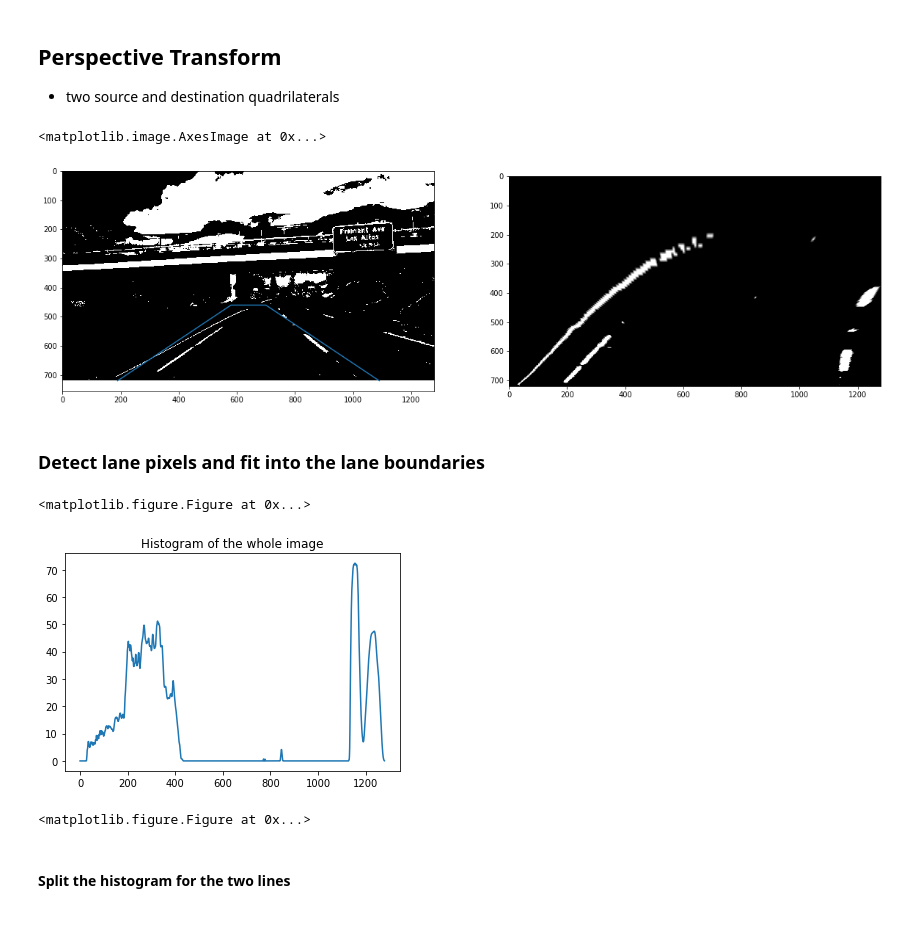
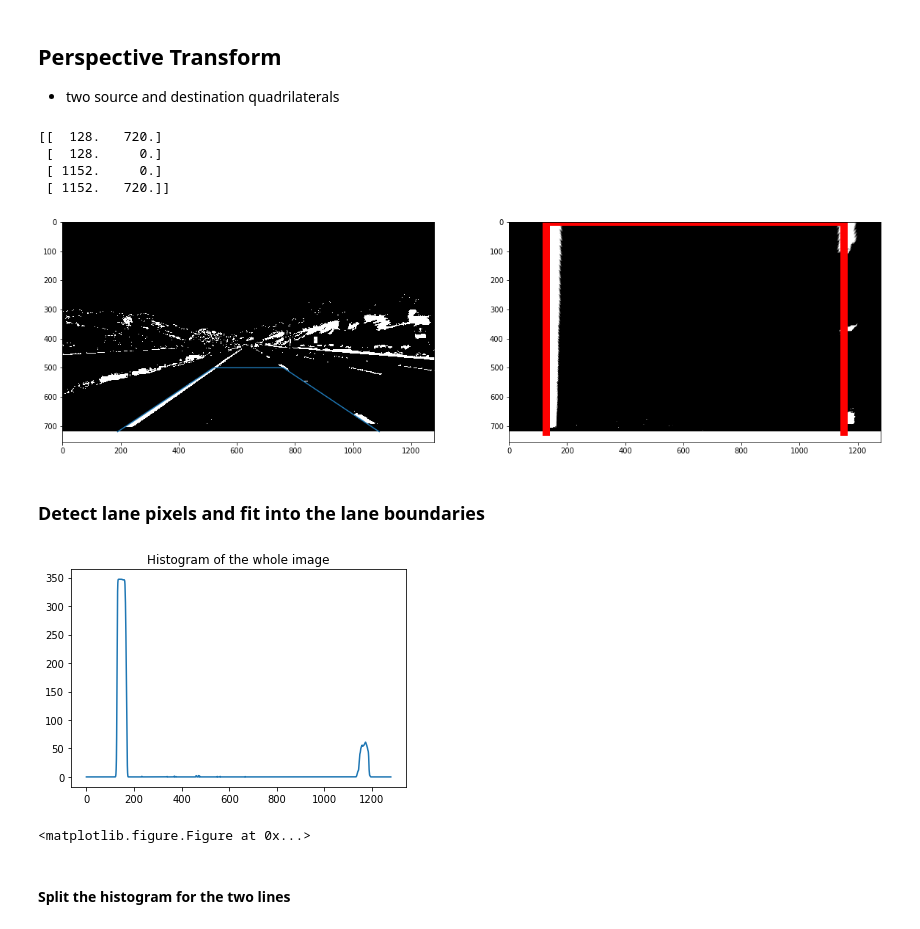
Before and after one commit to chgswin/CarND-Advanced-Lane-Lines, a Jupyter notebook: Advanced-Lane-Lines-Detection.ipynb, the cells around one changed output. Drawn from its saved outputs; the diff is of its cells as text; code cells hidden in the pictures.

```diff
--- a/Advanced-Lane-Lines-Detection.ipynb
+++ b/Advanced-Lane-Lines-Detection.ipynb
@@ -78,6 +79,6 @@ ax2.set_title('Undistorted Image', fontsize=30)
 [figure]
 # %%
-road_img = cv2.cvtColor(cv2.imread('test_images/test8.png'), cv2.COLOR_BGR2RGB)
+road_img = cv2.cvtColor(cv2.imread('test_images/straight_lines1.jpg'), cv2.COLOR_BGR2RGB)
 road_img = cv2.resize(road_img, (1280, 720))
 road_img_size = (road_img.shape[1], road_img.shape[0])
 
@@ -89,4 +90,6 @@ ax1.imshow(road_img)
 ax1.set_title("Original image", fontsize=30)
 ax2.imshow(road_dst)
 ax2.set_title("Undistorted image", fontsize=30)
+
+f.savefig('output_images/roadUndistortion.png')
 # %% [output]
@@ -416,30 +417,37 @@ def warp(img, src, dst):
 # %%
 %matplotlib inline
 width = combined.shape[1]
 height = combined.shape[0]
 
+#requires the test image to be nearly horizontally symmetrical
+ref_width = 520
+ref_height = 500
+width_offset = 190
 
-#requires the test image to be nearly horizontally symmetrical
-ref_width = 580
-ref_height = 460
-width_offset = 190
 #transformed: transformed image
 #T_mat: transformation matrix
 
 source = transform_source(width, height, width_offset, ref_width, ref_height)
-destination = transform_destination(width, height, 0.05 * width)
+destination = transform_destination(width, height, 0.1 * width)
 
 transformed, T_mat = warp(combined, source, destination)
 
 figure, axis = plt.subplots(1, 2, figsize=(20, 10))
 axis = axis.ravel()
 
 axis[0].imshow(combined, cmap='gray')
 axis[0].plot(source[:,0], source[:, 1])
 axis[1].imshow(transformed, cmap='gray')
+axis[1].plot(destination[:,0], destination[:,1], linewidth= 10, color = 'red')
+figure.savefig("output_images/perspective_transform.png")
+
+print(destination)
 # %% [output]
-<matplotlib.image.AxesImage at 0x...>
+[[  128.   720.]
+ [  128.     0.]
+ [ 1152.     0.]
+ [ 1152.   720.]]
-[figure, old version]
+[figure, new version]
 # %% [markdown]
 ### Detect lane pixels and fit into the lane boundaries
 # %%
@@ -460,7 +468,7 @@ plt.plot(test_histogram)
 plt.title("Histogram of the whole image")
 plt.autoscale(enable=True, axis='x', tight=False)
 plt.figure()
-
+plt.savefig("output_images/histogram.png")
 # plt.plot(histogram[:histogram.shape[0]//2])
 # plt.title("Histogram for the left half")
 # plt.figure()
@@ -469,9 +477,8 @@ plt.figure()
 # plt.title("Histogram for the right half")
 # plt.figure()
 # %% [output]
+[figure, new version]
 <matplotlib.figure.Figure at 0x...>
-[figure, old version]
-<matplotlib.figure.Figure at 0x...>
 # %% [markdown]
 #### Split the histogram for the two lines
 # %% [markdown]
```
Also changed, not shown: parts of 24 cells of this notebook, 29 other files.
